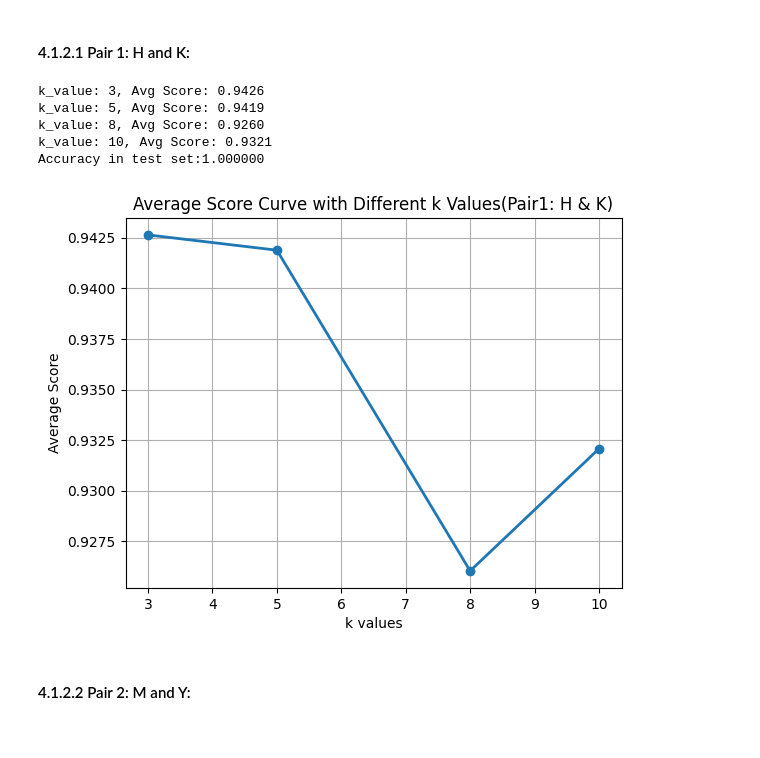
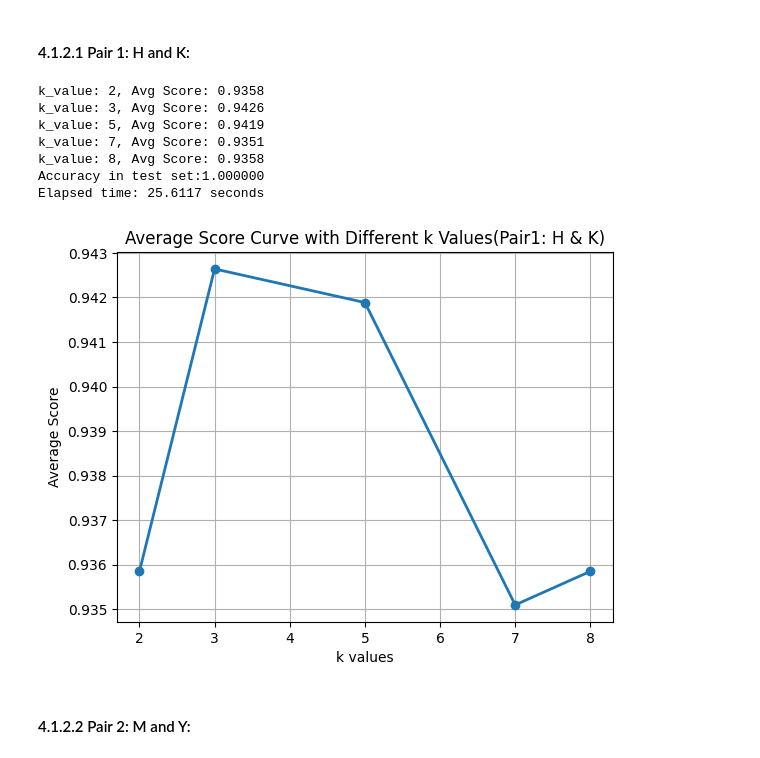
Before and after one commit to TimothiTsui/Programming-Session-2, a Jupyter notebook: LetterRecog.ipynb, the cells around one changed output. Cells and saved outputs as stored; diff of their text form; code cells hidden in the pictures.

```diff
--- a/LetterRecog.ipynb
+++ b/LetterRecog.ipynb
@@ -322,7 +315,7 @@ Here I decided to make k the hyper-parameter that I am going to tune.
 import numpy as np
 
 # Define the range of parameters to tune
-k_values = [3, 5, 8, 10]
+k_values = [2, 3, 5, 7, 8]
 
 # Define the number of folds for k-fold cross-validation
 k = 5
@@ -364,37 +357,48 @@ for i in range(k):
 
 # Compute the average score across all folds for each k value
 avg_scores = []
 for i in range(len(k_values)):
     k_scores = scores[i::len(k_values)]
     avg_score = np.mean(k_scores)
     avg_scores.append(avg_score)
     print("k_value: {}, Avg Score: {:.4f}".format(k_values[i], avg_score))
 
 
 # Find the best k value and train the final model on the entire training set
 best_k = k_values[np.argmax(avg_scores)]
+
+start_time = time.time()
+
 final_knn = KNearestNeighbor(k=best_k)
 final_knn.train(HK_X_train, HK_y_train)
-
 # Evaluate the final model on the test set
 y_pred = final_knn.predict(HK_X_test)
 acc = np.mean(y_pred == HK_y_test)
 print('Accuracy in test set:%f' % acc)
+end_time = time.time()
+
+elapsed_time = end_time - start_time
+print(f"Elapsed time: {elapsed_time:.4f} seconds")
+
+
+
 
 # Plot the average score curve with different k values
 plt.plot(k_values, avg_scores, marker='o', linestyle='-', linewidth=2)
 plt.xlabel('k values')
 plt.ylabel('Average Score')
 plt.title('Average Score Curve with Different k Values(Pair1: H & K)')
 plt.grid(True)
 plt.show()
 # %% [output]
+k_value: 2, Avg Score: 0.9358
 k_value: 3, Avg Score: 0.9426
 k_value: 5, Avg Score: 0.9419
-k_value: 8, Avg Score: 0.9260
-k_value: 10, Avg Score: 0.9321
+k_value: 7, Avg Score: 0.9351
+k_value: 8, Avg Score: 0.9358
 Accuracy in test set:1.000000
+Elapsed time: 25.6117 seconds
-[figure, old version]
+[figure, new version]
 # %% [markdown]
 #### 4.1.2.2 Pair 2: M and Y:
 # %%
```
Also changed, not shown: parts of 22 cells of this notebook, 6 other files.
